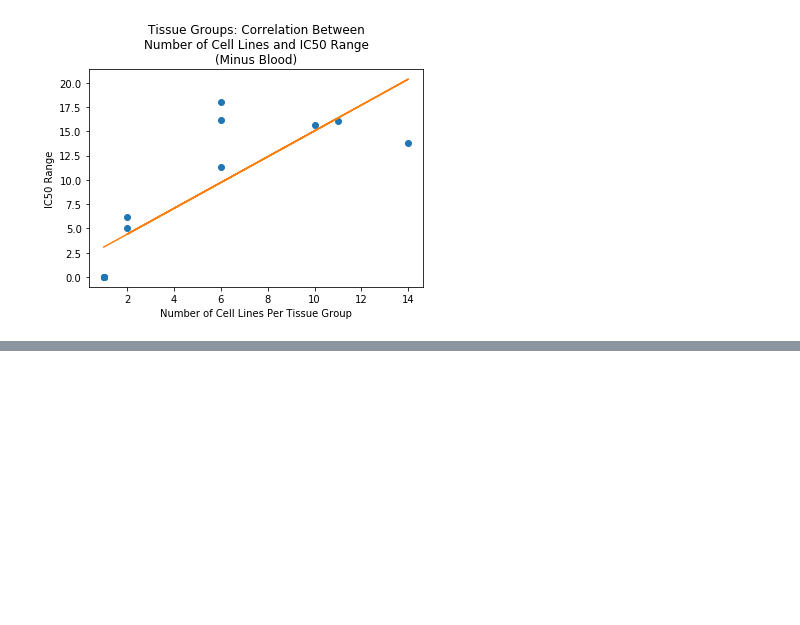
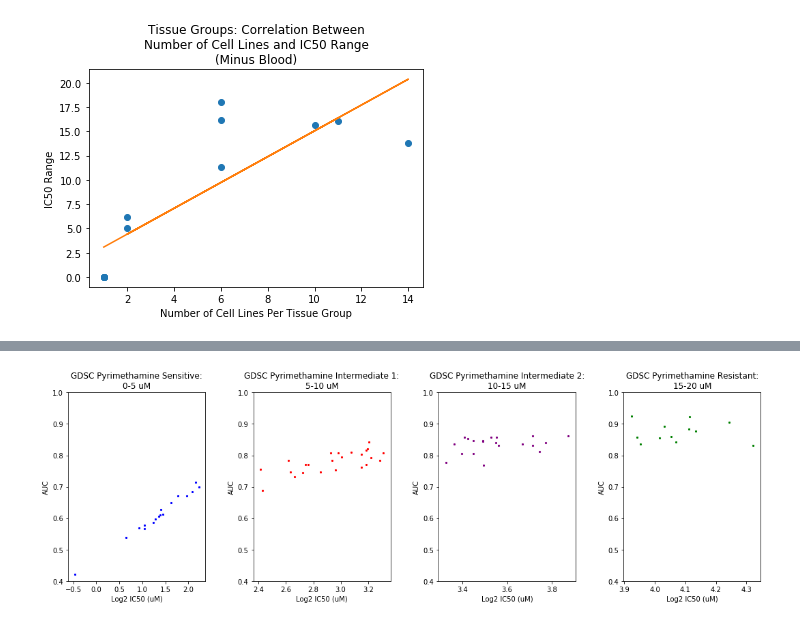
Before and after one commit to happyheppler/Thinkful, a Jupyter notebook: Plotting Basics Assignment.ipynb, the cells around one changed output, grey strips where cells are left out. Drawn from its saved outputs; the diff is of its cells as text; code cells hidden in the pictures; blank space fills up the shorter version.

```diff
--- a/Plotting Basics Assignment.ipynb
+++ b/Plotting Basics Assignment.ipynb
@@ -391,0 +439,10 @@ r^2 is 0.6710647319153678
+# %%
+# Create new abbreviated data frame
+updated_GDSC_PYR = pd.DataFrame()
+updated_GDSC_PYR['Cell Line'] = GDSC_PYR['Updated Cell Line']
+updated_GDSC_PYR['IC50'] = GDSC_PYR['IC50']
+updated_GDSC_PYR['AUC'] = GDSC_PYR['AUC']
+updated_GDSC_PYR['Log2 IC50'] = GDSC_PYR['Log2 IC50']
+
+merged_inner = pd.merge(left=updated_GDSC_PYR, right=DHFR_exp, left_on='Cell Line', right_on='Cell Line')
+merged_inner.head()
@@ -391,0 +456,72 @@ r^2 is 0.6710647319153678
+# %%
+sensitive = merged_inner.loc[lambda df: merged_inner['IC50'] < 5, :]
+int_1 = merged_inner.loc[lambda df: merged_inner['IC50'] < 10, :]
+intermediate_1 = int_1.loc[lambda df: int_1['IC50'] >= 5, :]
+int_2 = merged_inner.loc[lambda df: merged_inner['IC50'] < 15, :]
+intermediate_2 = int_2.loc[lambda df: int_2['IC50'] >= 10, :]
+int_3 = merged_inner.loc[lambda df: merged_inner['IC50'] < 20, :]
+resistant = int_3.loc[lambda df: int_3['IC50'] >= 15, :]
+# %%
+# Plot Log2 IC50 vs. AUC and compare between sensitive and resistant cell lines
+# Define figure dimensions
+plt.figure(figsize=(15, 5))
+
+# Define subplots and look at correlation between IC50 and AUC
+plt.subplot(1, 4, 1)
+plt.scatter(
+    x=sensitive['Log2 IC50'],
+    y=sensitive['AUC'],
+    color='blue',
+    marker='x', s=5
+)
+
+plt.title('GDSC Pyrimethamine Sensitive:\n0-5 uM')
+plt.xlabel('Log2 IC50 (uM)')
+plt.ylabel('AUC')
+plt.ylim(0.4, 1)
+
+
+plt.subplot(1, 4, 2)
+plt.scatter(
+    x=intermediate_1['Log2 IC50'],
+    y=intermediate_1['AUC'],
+    color='red',
+    marker='x', s=5
+)
+
+plt.title('GDSC Pyrimethamine Intermediate 1:\n5-10 uM')
+plt.xlabel('Log2 IC50 (uM)')
+plt.ylabel('AUC')
+plt.ylim(0.4, 1)
+
+plt.subplot(1, 4, 3)
+plt.scatter(
+    x=intermediate_2['Log2 IC50'],
+    y=intermediate_2['AUC'],
+    color='purple',
+    marker='x', s=5
+)
+
+plt.title('GDSC Pyrimethamine Intermediate 2:\n10-15 uM')
+plt.xlabel('Log2 IC50 (uM)')
+plt.ylabel('AUC')
+plt.ylim(0.4, 1)
+
+plt.subplot(1, 4, 4)
+plt.scatter(
+    x=resistant['Log2 IC50'],
+    y=resistant['AUC'],
+    color='green',
+    marker='x', s=5
+)
+
+plt.title('GDSC Pyrimethamine Resistant:\n15-20 uM')
+plt.xlabel('Log2 IC50 (uM)')
+plt.ylabel('AUC')
+plt.ylim(0.4, 1)
+
+# Show plots
+plt.tight_layout()
+plt.show()
+# %% [output]
+[figure, added]
```
Also changed, not shown: parts of 8 cells of this notebook.
